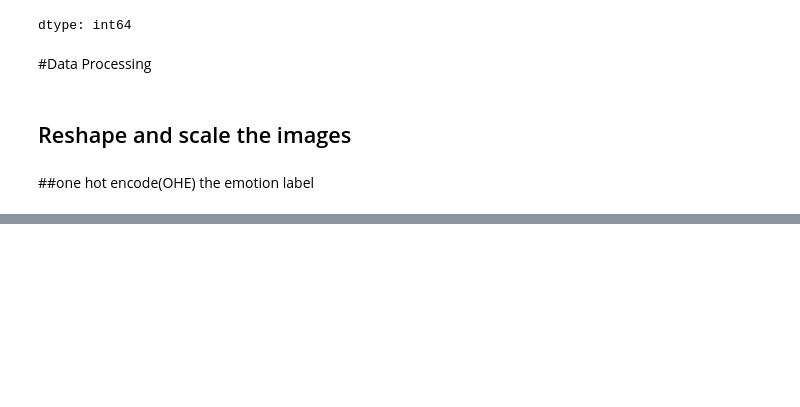
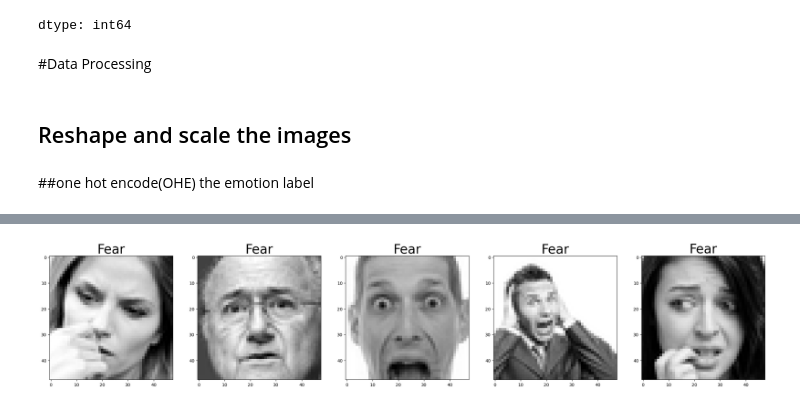
Before and after one commit to rjrizani/machine-learning, a Jupyter notebook: Emotions_Detection.ipynb, the cells around one changed output, grey strips where cells are left out. Cells and saved outputs as stored; diff of their text form; code cells hidden in the pictures; blank space fills up the shorter version.

```diff
--- a/Emotions_Detection.ipynb
+++ b/Emotions_Detection.ipynb
@@ -108,0 +194,4 @@ test_labels = to_categorical(test_image_label)
+# %%
+plot_emotion(emotion_label=2)
+# %% [output]
+[figure, added]
```
Also changed, not shown: parts of 16 cells of this notebook.
